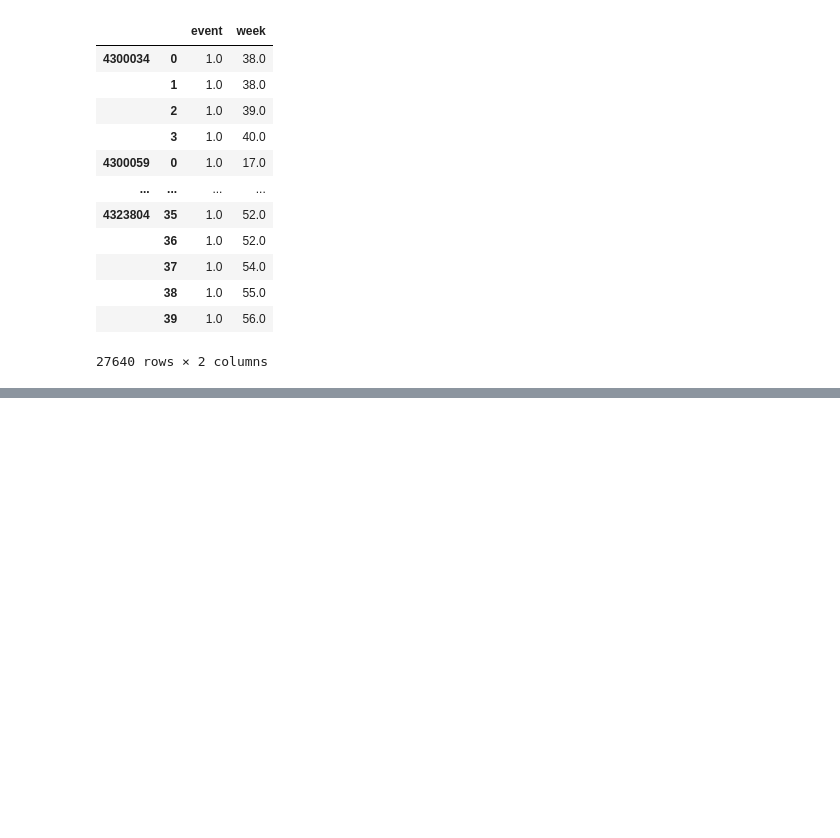
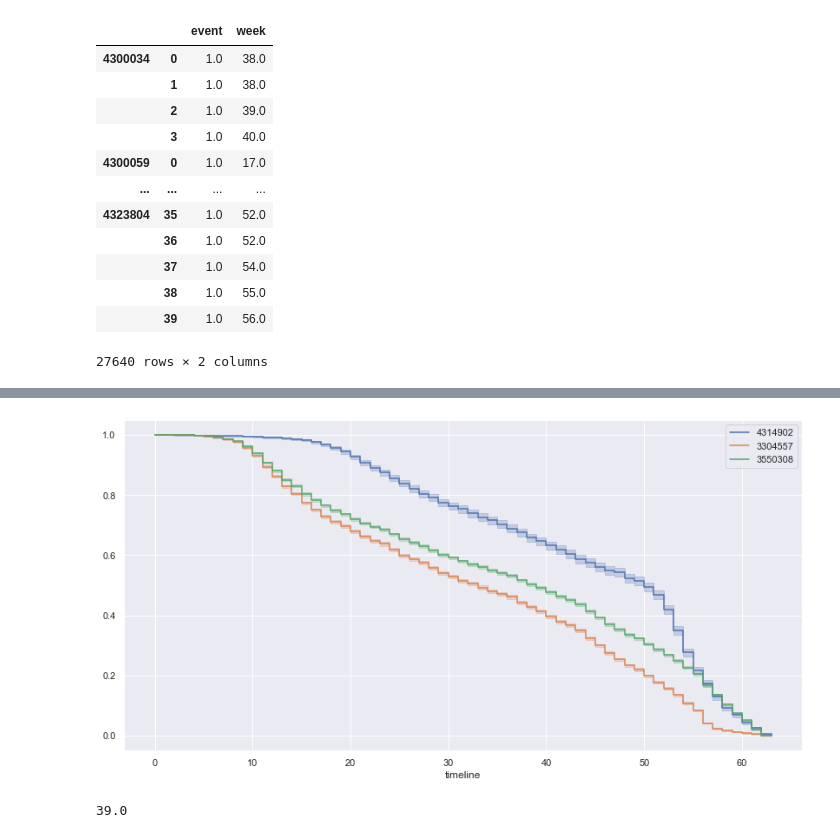
Before and after one commit to alexandrepereiraarq/COVIDGI, a Jupyter notebook: CVGI_MR_05_analysis.ipynb, the cells around one changed output, grey strips where cells are left out. Saved outputs shown, nothing was run; the diff lists cells and outputs as text; code cells hidden in the pictures; blank space fills up the shorter version.

```diff
--- a/CVGI_MR_05_analysis.ipynb
+++ b/CVGI_MR_05_analysis.ipynb
@@ -248,0 +142,6 @@ plot_kmf(events_ro,['1100015','1101807','1100023','1100049','1100056'])
+# %%
+#preparing dataset for RJ
+city = '3304557'
+cases_rj = cases_by_epi_week_merged_clean[cases_by_epi_week_merged_clean.ibge_code == city]
+events_rj = events_cities(cases_rj)
+events_rj
@@ -248,0 +167,6 @@ plot_kmf(events_ro,['1100015','1101807','1100023','1100049','1100056'])
+# %%
+#preparing dataset for SP
+city = '3550308'
+cases_sp = cases_by_epi_week_merged_clean[cases_by_epi_week_merged_clean.ibge_code == city]
+events_sp = events_cities(cases_sp)
+events_sp
@@ -248,0 +192,5 @@ plot_kmf(events_ro,['1100015','1101807','1100023','1100049','1100056'])
+# %%
+dict_events_cities = {}
+dict_events_cities['4314902'] = events_cities(cases_pa)
+dict_events_cities['3304557'] = events_cities(cases_rj)
+dict_events_cities['3550308'] = events_cities(cases_sp)
@@ -248,0 +215,3 @@ plot_kmf(events_ro,['1100015','1101807','1100023','1100049','1100056'])
+# %%
+df_events_cities = pd.concat(dict_events_cities)
+df_events_cities
@@ -248,0 +236,12 @@ plot_kmf(events_ro,['1100015','1101807','1100023','1100049','1100056'])
+# %%
+#RJ ibge_code == '3304557'
+#SP ibge_code == '3550308'
+#PA ibge_code == '4314902'
+cities_list = ['4314902', '3304557','3550308']
+kmf = plot_kmf(df_events_cities,cities_list)
+# %% [output]
+[figure, added]
+# %%
+kmf.median_survival_time_
+# %% [output]
+39.0
```
Also changed, not shown: parts of 20 cells of this notebook, 1 other file.
